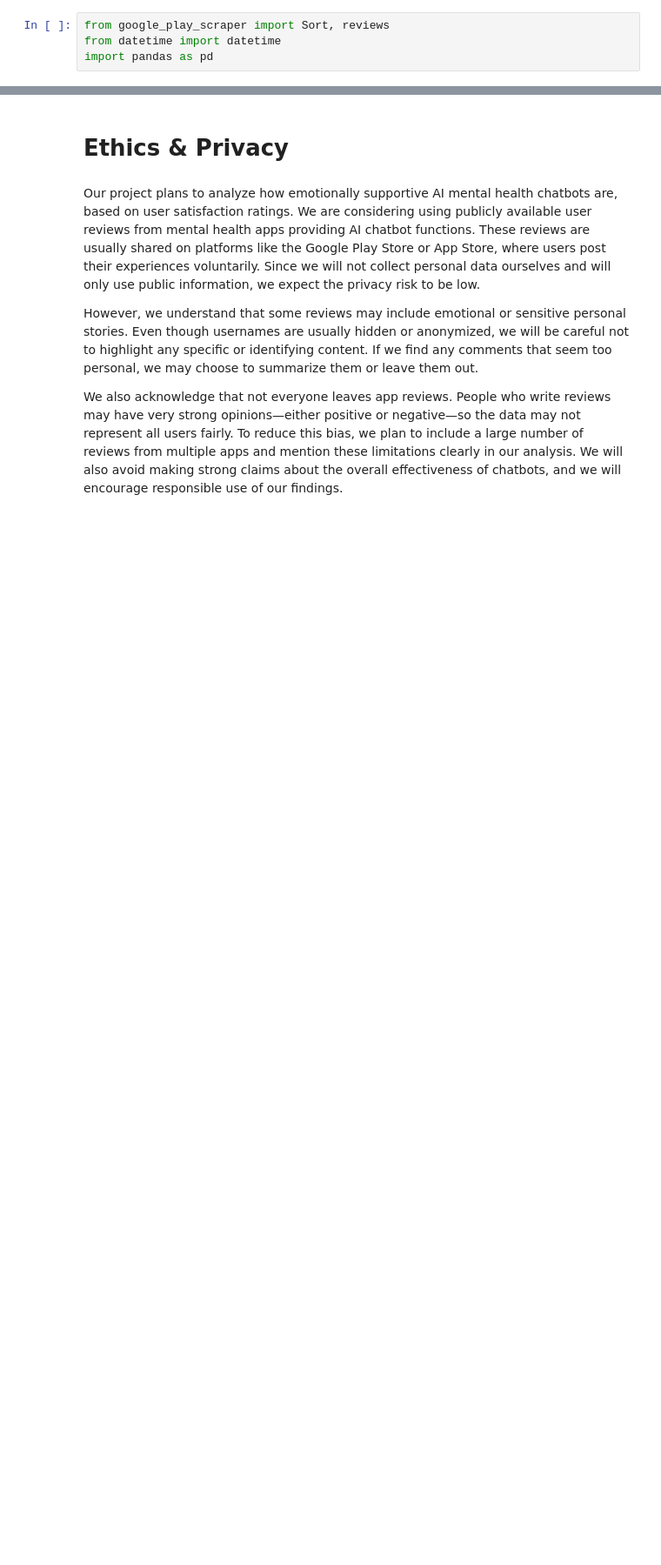
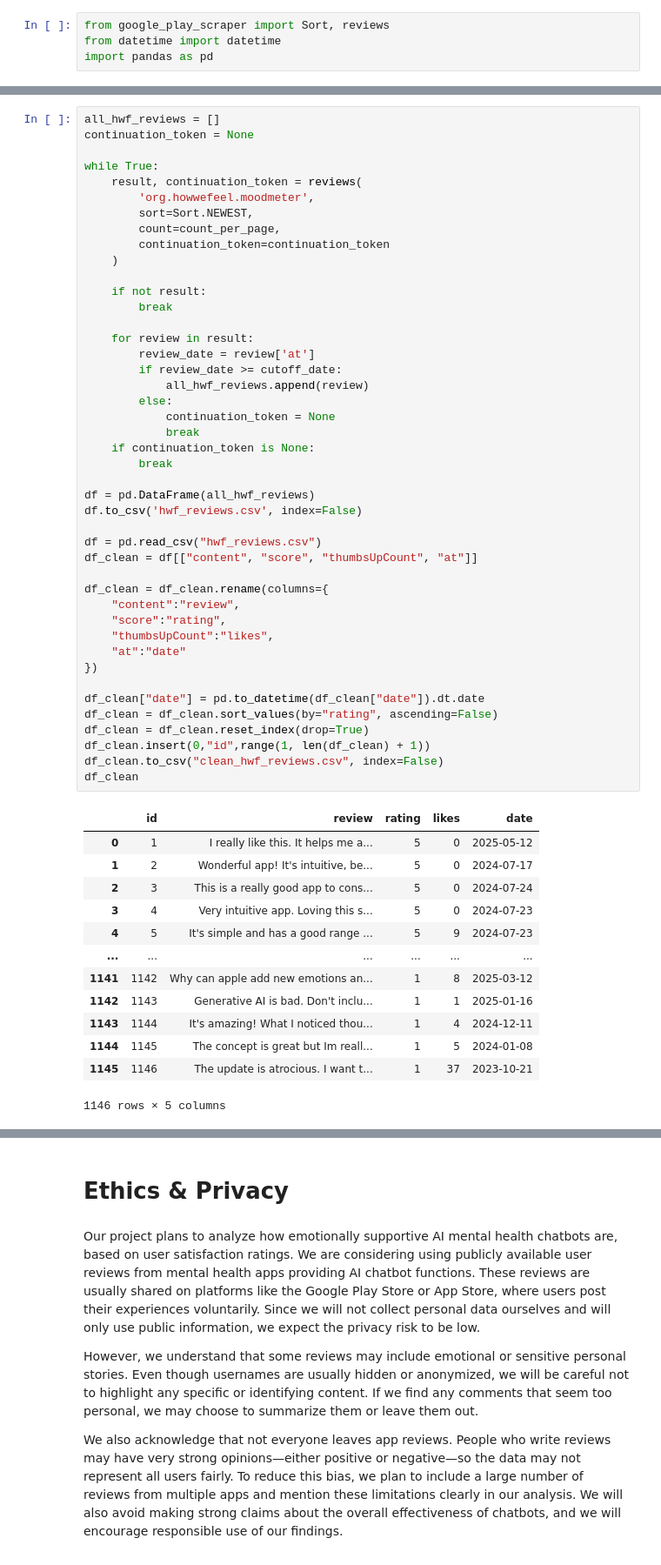
Before and after one commit to avalonandresen/cogs108, a Jupyter notebook: DataCheckpoint_Group018_SP25.ipynb, the cells around one changed output, grey strips where cells are left out. Shown: that part at 87% size. Drawn from its saved outputs; the diff is of its cells as text; blank space fills up the shorter version.

Commit message:
updated data overview section

```diff
--- a/DataCheckpoint_Group018_SP25.ipynb
+++ b/DataCheckpoint_Group018_SP25.ipynb
@@ -198,2 +188,60 @@ df_clean
+# %%
+all_hwf_reviews = []
+continuation_token = None
+
+while True:
+    result, continuation_token = reviews(
+        'org.howwefeel.moodmeter',
+        sort=Sort.NEWEST,
+        count=count_per_page,
+        continuation_token=continuation_token
+    )
+
+    if not result:
+        break
+
+    for review in result:
+        review_date = review['at']
+        if review_date >= cutoff_date:
+            all_hwf_reviews.append(review)
+        else:
+            continuation_token = None
+            break
+    if continuation_token is None:
+        break
+
+df = pd.DataFrame(all_hwf_reviews)
+df.to_csv('hwf_reviews.csv', index=False)
+
+df = pd.read_csv("hwf_reviews.csv")
+df_clean = df[["content", "score", "thumbsUpCount", "at"]]
+
+df_clean = df_clean.rename(columns={
+    "content":"review",
+    "score":"rating",
+    "thumbsUpCount":"likes",
+    "at":"date"
+})
+
+df_clean["date"] = pd.to_datetime(df_clean["date"]).dt.date
+df_clean = df_clean.sort_values(by="rating", ascending=False)
+df_clean = df_clean.reset_index(drop=True)
+df_clean.insert(0,"id",range(1, len(df_clean) + 1))
+df_clean.to_csv("clean_hwf_reviews.csv", index=False)
+df_clean
+# %% [output]
+|  | id | review | rating | likes | date |
+| 0 | 1 | I really like this. It helps me a... | 5 | 0 | 2025-05-12 |
+| 1 | 2 | Wonderful app! It's intuitive, be... | 5 | 0 | 2024-07-17 |
+| 2 | 3 | This is a really good app to cons... | 5 | 0 | 2024-07-24 |
+| 3 | 4 | Very intuitive app. Loving this s... | 5 | 0 | 2024-07-23 |
+| 4 | 5 | It's simple and has a good range ... | 5 | 9 | 2024-07-23 |
+| ... | ... | ... | ... | ... | ... |
+| 1141 | 1142 | Why can apple add new emotions an... | 1 | 8 | 2025-03-12 |
+| 1142 | 1143 | Generative AI is bad. Don't inclu... | 1 | 1 | 2025-01-16 |
+| 1143 | 1144 | It's amazing! What I noticed thou... | 1 | 4 | 2024-12-11 |
+| 1144 | 1145 | The concept is great but Im reall... | 1 | 5 | 2024-01-08 |
+| 1145 | 1146 | The update is atrocious. I want t... | 1 | 37 | 2023-10-21 |
+1146 rows × 5 columns
 # %% [markdown]
 ## Dataset #3 (Ahead: Emotions Coach)
```
Also changed, not shown: parts of 10 cells of this notebook, 6 other files.
